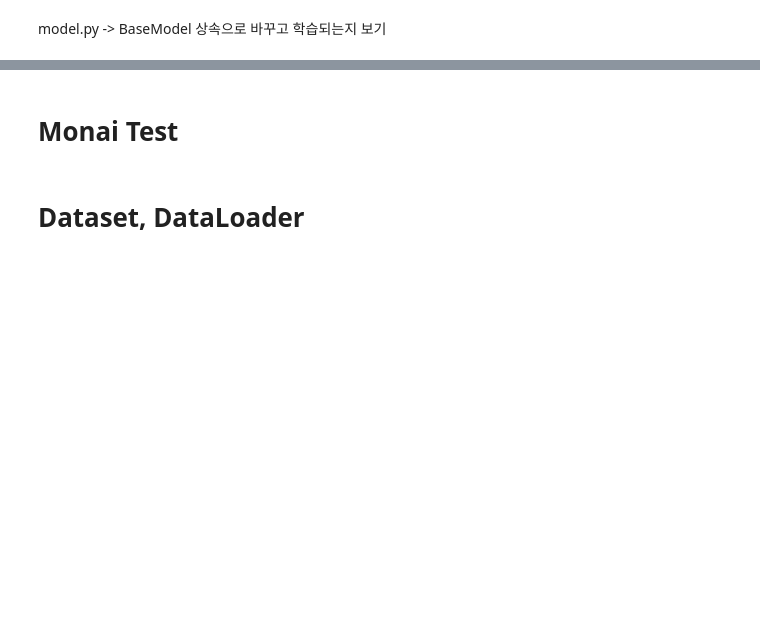
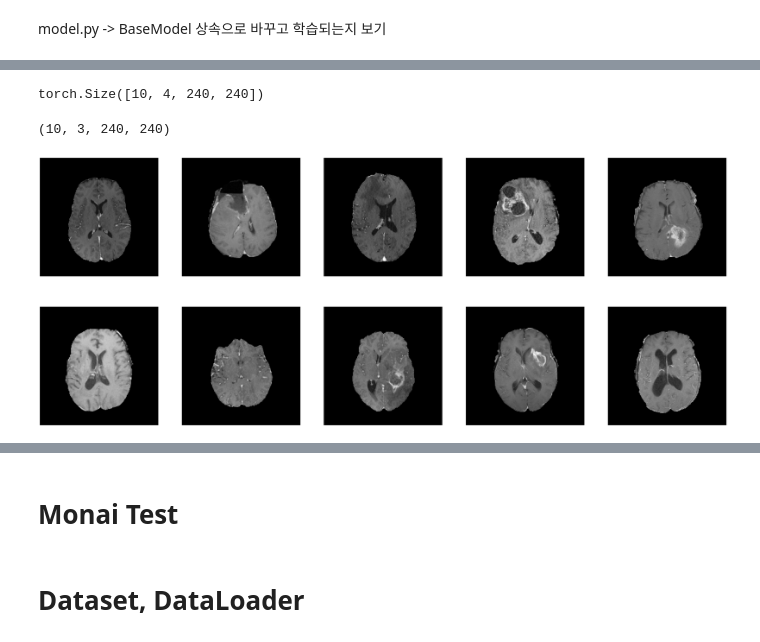
Before and after one commit to HKLeeeee/torch-segmentation, a Jupyter notebook: lab.ipynb, the cells around one changed output, grey strips where cells are left out. Saved outputs shown, nothing was run; the diff lists cells and outputs as text; code cells hidden in the pictures; blank space fills up the shorter version.

Commit message:
multi segmenatation

```diff
--- a/lab.ipynb
+++ b/lab.ipynb
@@ -165,5 +165,19 @@ trainer.train()
 # %%
-test_loader = get_loader('./data/plant', mode='test', batch_size=10)
+dataset = 'brain'
+
+if dataset=='brain':
+    test_loader = \
+        module_loader.SegmentationLoader(
+            os.getcwd()+'/data/brain',
+            batch_size=10,
+            mode='test')
+elif dataset == 'city':
+    test_loader = \
+        module_loader.CityLoader(
+            os.getcwd()+'/data/cityscape',
+            batch_size=10,
+            mode='test')
+
 for i in test_loader:
     print(i[0].shape)
     break
@@ -198,18 +198,31 @@ tensor([0.0000, 0.0039])
 # %%
 for img, mask in test_loader:
     img = img.to(device)
-    # outputs = model(img)
+    outputs = model(img)
     break
+
+print(outputs.shape)
+# %% [output]
+torch.Size([10, 4, 240, 240])
 # %%
+mode = 'Multi'
 outputs = outputs.to('cpu')
-outputs = torch.sigmoid(outputs)
-outputs = (outputs > 0.5).float()
+if mode ==  'Binary':
+    outputs = torch.sigmoid(outputs)
+    outputs = (outputs > 0.5).float()
+else :
+    outputs = torch.argmax(outputs, dim=1)
 # %%
 numpy_outputs = outputs.to('cpu').detach().numpy()
+print(numpy_outputs.shape)
+plt.figure(figsize=(50,20))
 for i in range(10):
     plt.subplot(2, 5, i+1)
-    result = outputs[i, :, :, :].squeeze()
-    plt.imshow(result, cmap='bone')
+    # chaneg the shape
+    # result = outputs[i, :, :, :].squeeze()
+    result = numpy_outputs[i, :, :].squeeze()
+    print(result.shape)
+    plt.imshow(result, cmap='hot')
     plt.axis('off')
 
 plt.show()
@@ -219,15 +232,21 @@ torchvision.utils.save_image(outputs, f'./saved/{file_name}', nrow=5)
 # %%
 img = img.to('cpu')
 img = img.detach().numpy()
+print(img.shape)
+# %% [output]
+(10, 3, 240, 240)
 # %%
+plt.figure(figsize=(50,20))
 for i in range(10):
     plt.subplot(2, 5, i+1)
     result = img[i, :, :, :].squeeze()
     result = result.transpose(1,2,0)
     plt.imshow(result, cmap='bone')
     plt.axis('off')
 
 plt.show()
+# %% [output]
+[figure, added]
 # %%
 mask = mask.to('cpu').detach().numpy()
 for i in range(10):
```
Also changed, not shown: parts of 28 cells of this notebook, 6 other files.
